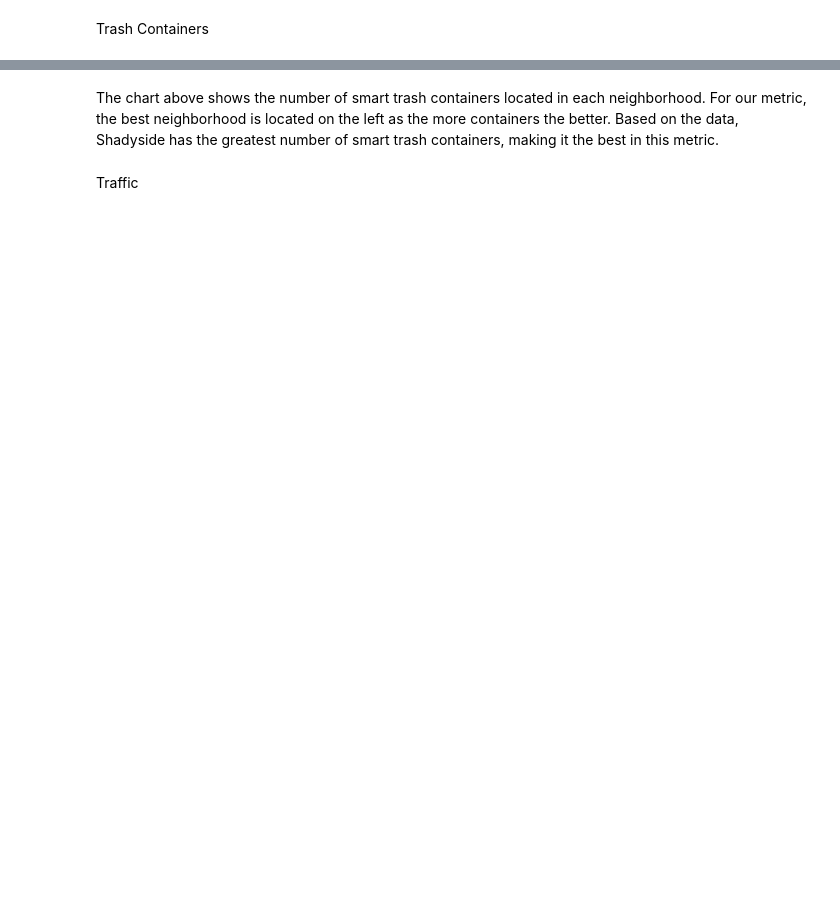
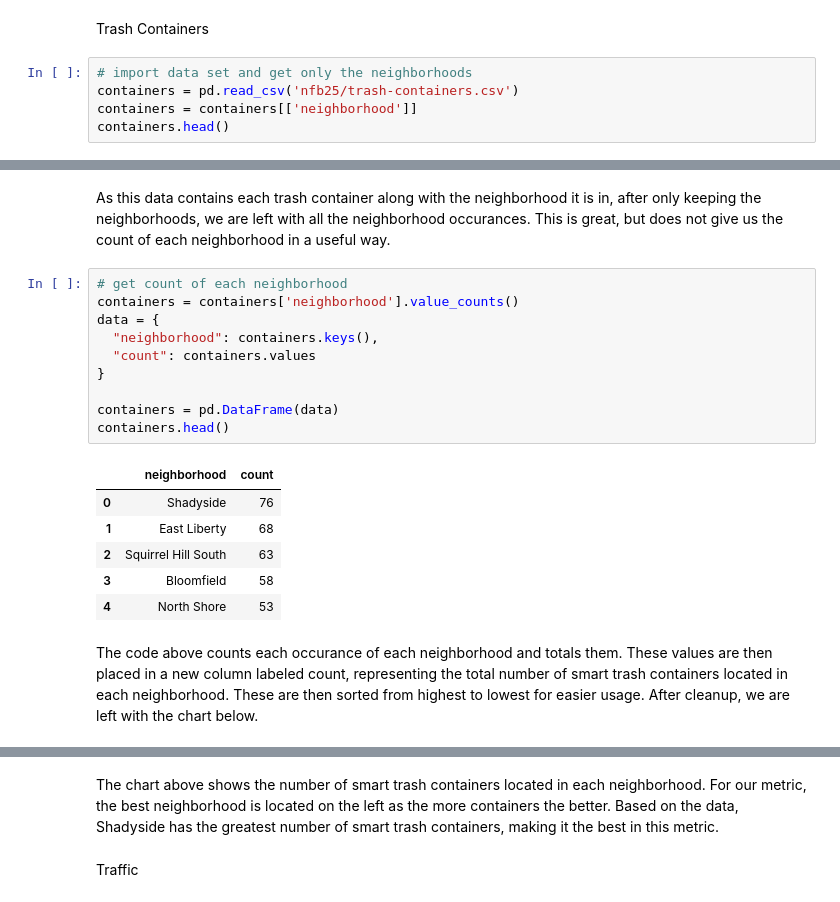
Before and after one commit to dantewarhola/Big-Ideas-in-Computing-and-Information-Group-38-Final-Project, a Jupyter notebook: FinalNotebook.ipynb, the cells around one changed output, grey strips where cells are left out. Cells and saved outputs as stored; diff of their text form; blank space fills up the shorter version.

Commit message:
added narrative for trash/fixes

```diff
--- a/FinalNotebook.ipynb
+++ b/FinalNotebook.ipynb
@@ -25,2 +21,7 @@ traffic = pd.read_csv('dantewarhola/formatted_traffic.csv')
 # %% [markdown]
 Trash Containers
+# %%
+# import data set and get only the neighborhoods
+containers = pd.read_csv('nfb25/trash-containers.csv')
+containers = containers[['neighborhood']]
+containers.head()
@@ -27 +35,22 @@ Trash Containers
+# %% [markdown]
+As this data contains each trash container along with the neighborhood it is in, after only keeping the neighborhoods, we are left with all the neighborhood occurances. This is great, but does not give us the count of each neighborhood in a useful way.
+# %%
+# get count of each neighborhood
+containers = containers['neighborhood'].value_counts()
+data = {
+  "neighborhood": containers.keys(),
+  "count": containers.values
+}
+
+containers = pd.DataFrame(data)
+containers.head()
+# %% [output]
+|  | neighborhood | count |
+| 0 | Shadyside | 76 |
+| 1 | East Liberty | 68 |
+| 2 | Squirrel Hill South | 63 |
+| 3 | Bloomfield | 58 |
+| 4 | North Shore | 53 |
+# %% [markdown]
+The code above counts each occurance of each neighborhood and totals them. These values are then placed in a new column labeled count, representing the total number of smart trash containers located in each neighborhood. These are then sorted from highest to lowest for easier usage. After cleanup, we are left with the chart below.
 # %%
```
Also changed, not shown: parts of 7 cells of this notebook, 1 other file.
